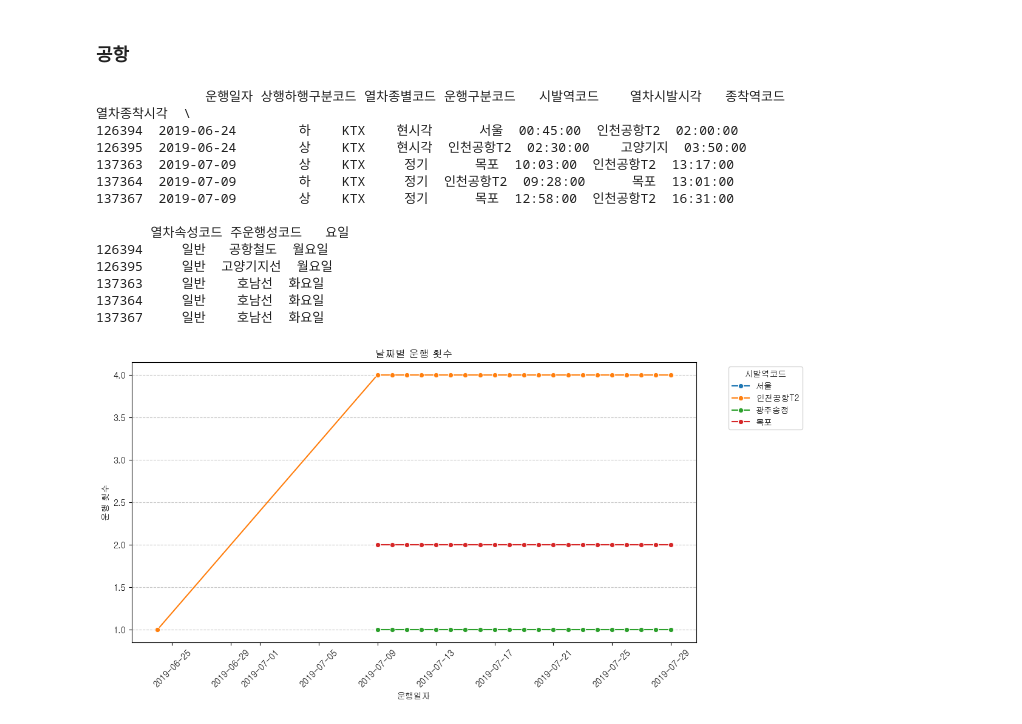
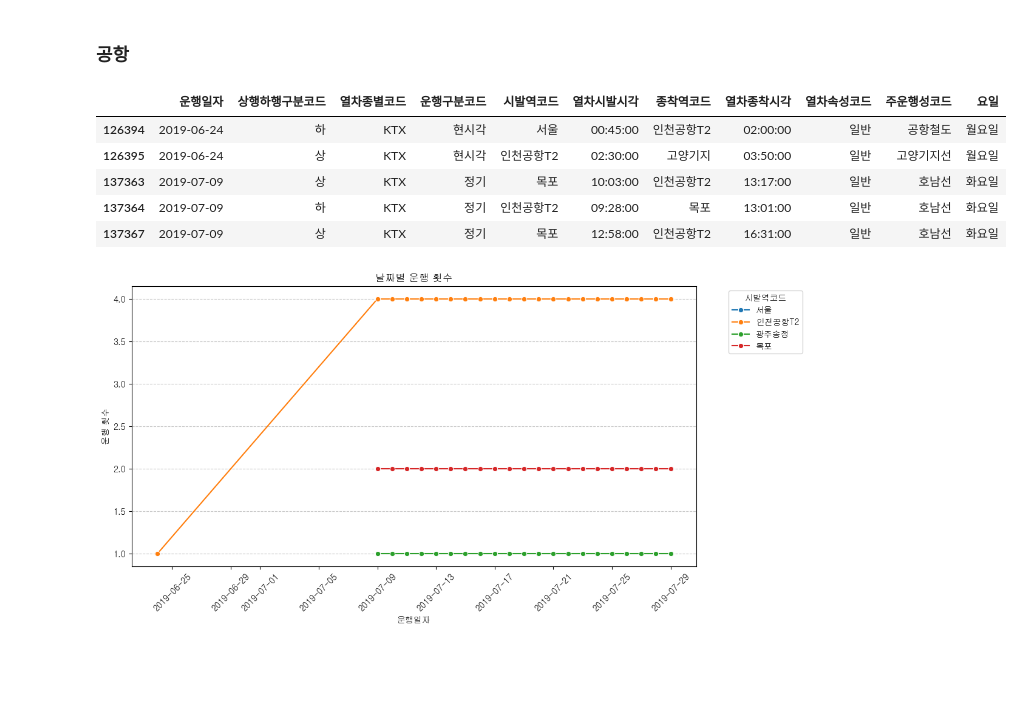
Before and after one commit to encore-SKN11/EDA-6Team, a Jupyter notebook: eda_code/train_v2.ipynb, the cells around one changed output. Cells and saved outputs as stored; diff of their text form; code cells hidden in the pictures; blank space fills up the shorter version.

```diff
--- a/eda_code/train_v2.ipynb
+++ b/eda_code/train_v2.ipynb
@@ -1687,24 +1684,17 @@ Passing `palette` without assigning `hue` is deprecated and will be removed in v
 # %%
 file_path = "./train_data/data_v2/19_21_v5.csv"
 df = pd.read_csv(file_path)
 
 # "공항"이 포함된 행을 필터링 (빠른 검색)
 df_airport = df[df.astype(str).apply(lambda x: x.str.contains("공항", na=False)).any(axis=1)]
-print(df_airport.head())
+display(df_airport.head())
 # %% [output]
-              운행일자 상행하행구분코드 열차종별코드 운행구분코드   시발역코드    열차시발시각   종착역코드    열차종착시각  \
-126394  2019-06-24        하    KTX    현시각      서울  00:45:00  인천공항T2  02:00:00
-126395  2019-06-24        상    KTX    현시각  인천공항T2  02:30:00    고양기지  03:50:00
-137363  2019-07-09        상    KTX     정기      목포  10:03:00  인천공항T2  13:17:00
-137364  2019-07-09        하    KTX     정기  인천공항T2  09:28:00      목포  13:01:00
-137367  2019-07-09        상    KTX     정기      목포  12:58:00  인천공항T2  16:31:00
-
-       열차속성코드 주운행성코드   요일
-126394     일반   공항철도  월요일
-126395     일반  고양기지선  월요일
-137363     일반    호남선  화요일
-137364     일반    호남선  화요일
-137367     일반    호남선  화요일
+|  | 운행일자 | 상행하행구분코드 | 열차종별코드 | 운행구분코드 | 시발역코드 | 열차시발시각 | 종착역코드 | 열차종착시각 | 열차속성코드 | 주운행성코드 | 요일 |
+| 126394 | 2019-06-24 | 하 | KTX | 현시각 | 서울 | 00:45:00 | 인천공항T2 | 02:00:00 | 일반 | 공항철도 | 월요일 |
+| 126395 | 2019-06-24 | 상 | KTX | 현시각 | 인천공항T2 | 02:30:00 | 고양기지 | 03:50:00 | 일반 | 고양기지선 | 월요일 |
+| 137363 | 2019-07-09 | 상 | KTX | 정기 | 목포 | 10:03:00 | 인천공항T2 | 13:17:00 | 일반 | 호남선 | 화요일 |
+| 137364 | 2019-07-09 | 하 | KTX | 정기 | 인천공항T2 | 09:28:00 | 목포 | 13:01:00 | 일반 | 호남선 | 화요일 |
+| 137367 | 2019-07-09 | 상 | KTX | 정기 | 목포 | 12:58:00 | 인천공항T2 | 16:31:00 | 일반 | 호남선 | 화요일 |
 # %%
 file_path = "./train_data/data_v2/19_21_v5.csv"
 df = pd.read_csv(file_path)
```
Also changed, not shown: parts of 6 cells of this notebook, 1 other file.
